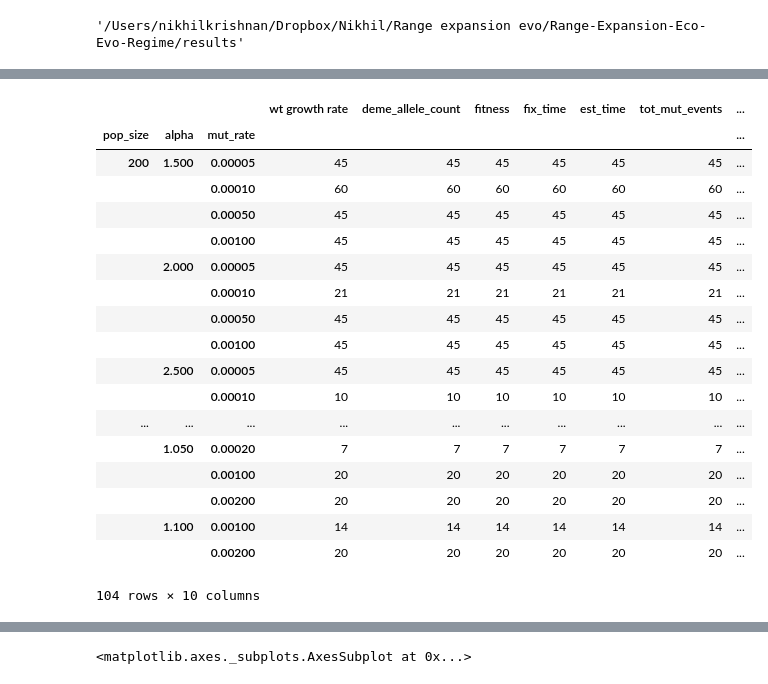
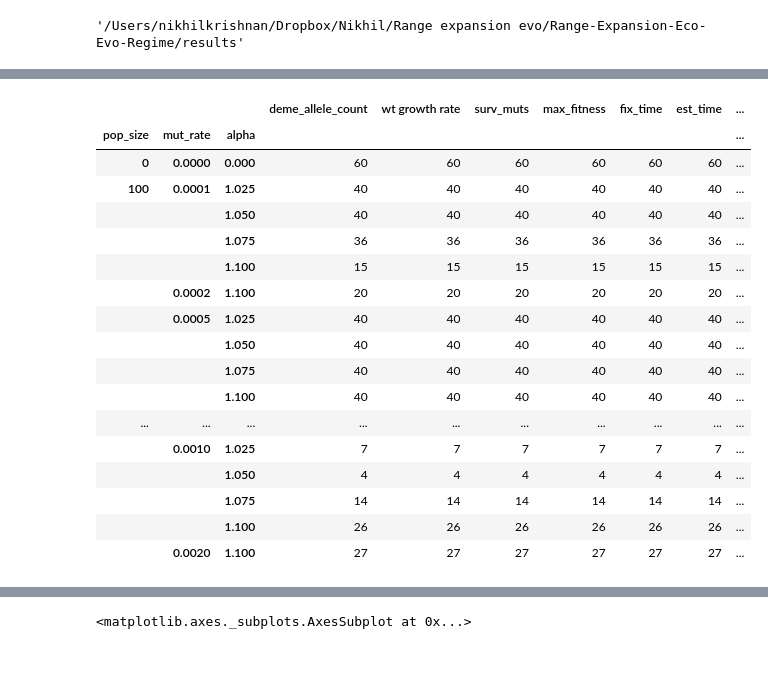
Before and after one commit to nkrishnan94/Range-Expansion-Eco-Evo-Regime, a Jupyter notebook: Range expansion shifts clonal interference patterns in evolving populations.ipynb, the cells around one changed output, grey strips where cells are left out. Saved outputs shown, nothing was run; the diff lists cells and outputs as text; code cells hidden in the pictures.

```diff
--- a/Range expansion shifts clonal interference patterns in evolving populations.ipynb
+++ b/Range expansion shifts clonal interference patterns in evolving populations.ipynb
@@ -814,5 +830,5 @@ os.chdir("%s/results" % cwd)
 # %%
-file_start= 6
+#file_start= 6
 sfiles= []
 for file in glob.glob('spatial*.npy'):
     sfiles.append(file)
@@ -820,5 +836,5 @@ for file in glob.glob('spatial*.npy'):
 #results = np.append(np.load(np.sort(sfiles)[-1],allow_pickle=True),
  #                   p.load(np.sort(sfiles)[-2],allow_pickle=True),axis=0)
 results = []
-for i in np.arange(file_start,len(sfiles)):
+for i in np.arange(len(sfiles)):
     results.append(np.load(np.sort(sfiles)[i],allow_pickle=True))
@@ -844,16 +841,22 @@ col_names[-1] = 'sample'
 # %%
 i = results[0]
-df  = pd.DataFrame(np.array(i[0]),columns = col_names)
-for i in np.arange(len(sfiles)-file_start)[1:]:
-    df = df.append(pd.DataFrame(np.array(results[i][0]),columns = col_names),ignore_index=True)
+
+df  = pd.DataFrame(index = i[-1]).T
+for i in np.arange(len(sfiles)):
+    for j in range(len(results[i][0])):
+        if results[i][1][0]!='L_sswm':
+            if results[i][0][j][0] !=0:
+
+
+
+                df = df.append(pd.DataFrame(np.array([results[i][0][j]]+results[i][1][j].tolist()).T,index = results[i][-1]).T,ignore_index=True)
+
 for i in range(len(df)):
     arr = df.loc[i,'deme_allele_count']
     df.loc[i,'L_tip'] = np.where(arr >0)[0][-1]
 
 
-    if np.any(arr>1):
-        df.loc[i,'L_sswm'] = np.where(arr>1)[0][-1]
+    if np.any(arr>2):
+        df.loc[i,'L_sswm'] = np.where(arr>2)[0][-1]
     else:
         df.loc[i,'L_sswm'] = 0
-
-    df.loc[i,'surv_muts'] = len(df.loc[i,'fitness'])-2
@@ -860,8 +884,11 @@ for i in range(len(df)):
 # %%
 #df['L_sswm'] = 1 - df['L_sswm']/df['L_tip']
-df['L_sswm'] = df['L_tip']- df['L_sswm']
+#df['L_sswm'] = df['L_tip']- df['L_sswm']
+df['L_sswm/L'] = 1 - df['L_sswm']/df['L_tip']
 
-df[['pop_size','fix_time','est_time','tot_mut_events']] = df[['pop_size','fix_time','est_time','tot_mut_events']].astype(int)
-df[['mut_rate','alpha']] =df[['mut_rate','alpha']].astype(float)
+df[['pop_size','fix time','est time','tot_mut_events']] = df[['pop_size','fix time','est time','tot_mut_events']].astype(int)
+df[['mutation rate','alpha']] =df[['mutation rate','alpha']].astype(float)
 df = df.drop(df.index[df['alpha']==11.2])
+# %%
+df=df.rename(columns = {'fix time':'fix_time','est time': 'est_time','mutation rate':'mut_rate'})
 # %%
@@ -870,27 +897,26 @@ plot_df['pop_size'] = plot_df.index.get_level_values(0)
 plot_df['mut_rate'] = plot_df.index.get_level_values(1)
 plot_df['alpha'] = plot_df.index.get_level_values(2)
 # %%
-df.groupby(["pop_size","alpha","mut_rate"]).count().iloc[60:]
+df.groupby(["pop_size","mut_rate","alpha"]).count()
 # %% [output]
-|  |  |  | wt growth rate | deme_allele_count | fitness | fix_time | est_time | tot_mut_events | ... |
-| pop_size | alpha | mut_rate |  |  |  |  |  |  | ... |
-| 200 | 1.500 | 0.00005 | 45 | 45 | 45 | 45 | 45 | 45 | ... |
-|  |  | 0.00010 | 60 | 60 | 60 | 60 | 60 | 60 | ... |
-|  |  | 0.00050 | 45 | 45 | 45 | 45 | 45 | 45 | ... |
-|  |  | 0.00100 | 45 | 45 | 45 | 45 | 45 | 45 | ... |
-|  | 2.000 | 0.00005 | 45 | 45 | 45 | 45 | 45 | 45 | ... |
-|  |  | 0.00010 | 21 | 21 | 21 | 21 | 21 | 21 | ... |
-|  |  | 0.00050 | 45 | 45 | 45 | 45 | 45 | 45 | ... |
-|  |  | 0.00100 | 45 | 45 | 45 | 45 | 45 | 45 | ... |
-|  | 2.500 | 0.00005 | 45 | 45 | 45 | 45 | 45 | 45 | ... |
-|  |  | 0.00010 | 10 | 10 | 10 | 10 | 10 | 10 | ... |
+|  |  |  | deme_allele_count | wt growth rate | surv_muts | max_fitness | fix_time | est_time | ... |
+| pop_size | mut_rate | alpha |  |  |  |  |  |  | ... |
+| 0 | 0.0000 | 0.000 | 60 | 60 | 60 | 60 | 60 | 60 | ... |
+| 100 | 0.0001 | 1.025 | 40 | 40 | 40 | 40 | 40 | 40 | ... |
+|  |  | 1.050 | 40 | 40 | 40 | 40 | 40 | 40 | ... |
+|  |  | 1.075 | 36 | 36 | 36 | 36 | 36 | 36 | ... |
+|  |  | 1.100 | 15 | 15 | 15 | 15 | 15 | 15 | ... |
+|  | 0.0002 | 1.100 | 20 | 20 | 20 | 20 | 20 | 20 | ... |
+|  | 0.0005 | 1.025 | 40 | 40 | 40 | 40 | 40 | 40 | ... |
+|  |  | 1.050 | 40 | 40 | 40 | 40 | 40 | 40 | ... |
+|  |  | 1.075 | 40 | 40 | 40 | 40 | 40 | 40 | ... |
+|  |  | 1.100 | 40 | 40 | 40 | 40 | 40 | 40 | ... |
 | ... | ... | ... | ... | ... | ... | ... | ... | ... | ... |
-|  | 1.050 | 0.00020 | 7 | 7 | 7 | 7 | 7 | 7 | ... |
-|  |  | 0.00100 | 20 | 20 | 20 | 20 | 20 | 20 | ... |
-|  |  | 0.00200 | 20 | 20 | 20 | 20 | 20 | 20 | ... |
-|  | 1.100 | 0.00100 | 14 | 14 | 14 | 14 | 14 | 14 | ... |
-|  |  | 0.00200 | 20 | 20 | 20 | 20 | 20 | 20 | ... |
+|  | 0.0010 | 1.025 | 7 | 7 | 7 | 7 | 7 | 7 | ... |
+|  |  | 1.050 | 4 | 4 | 4 | 4 | 4 | 4 | ... |
+|  |  | 1.075 | 14 | 14 | 14 | 14 | 14 | 14 | ... |
+|  |  | 1.100 | 26 | 26 | 26 | 26 | 26 | 26 | ... |
+|  | 0.0020 | 1.100 | 27 | 27 | 27 | 27 | 27 | 27 | ... |
-104 rows × 10 columns
 # %%
 fig, axs= plt.subplots(2,2,figsize = (12,12))
 sns.set(style="white",font ='serif')
```
Also changed, not shown: parts of 13 cells of this notebook.
